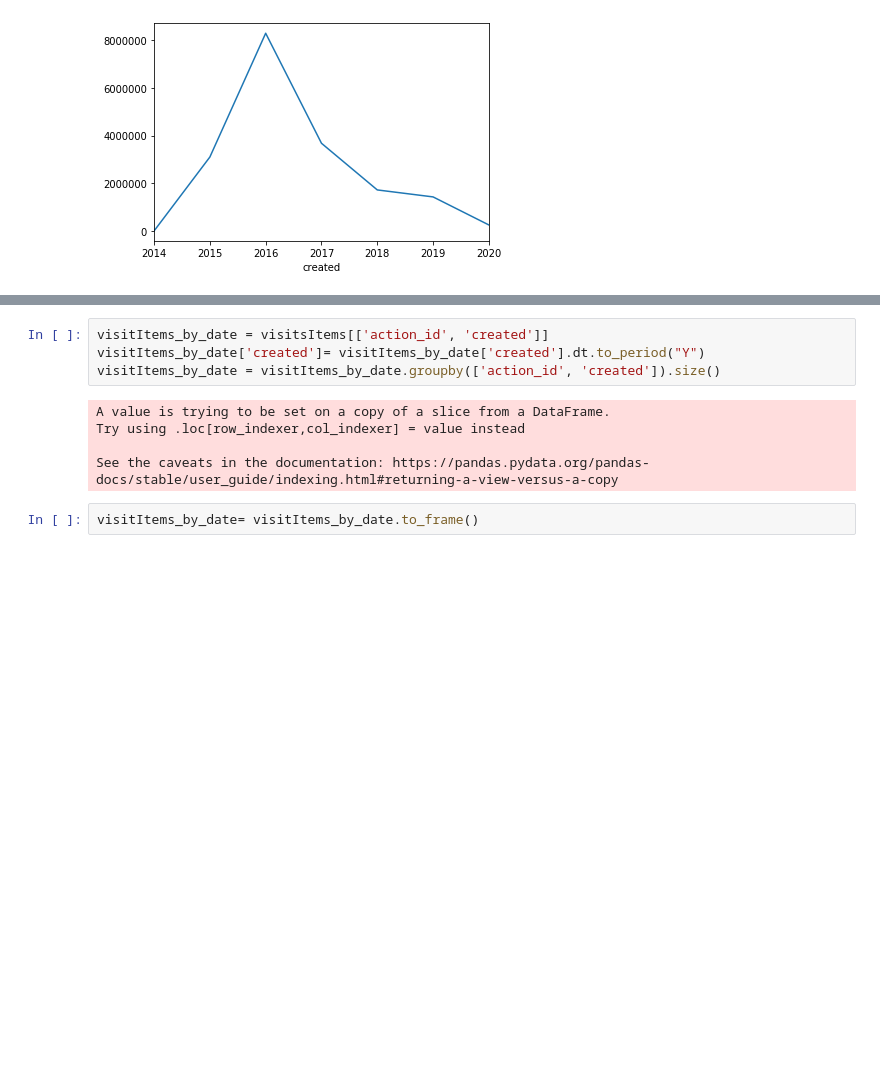
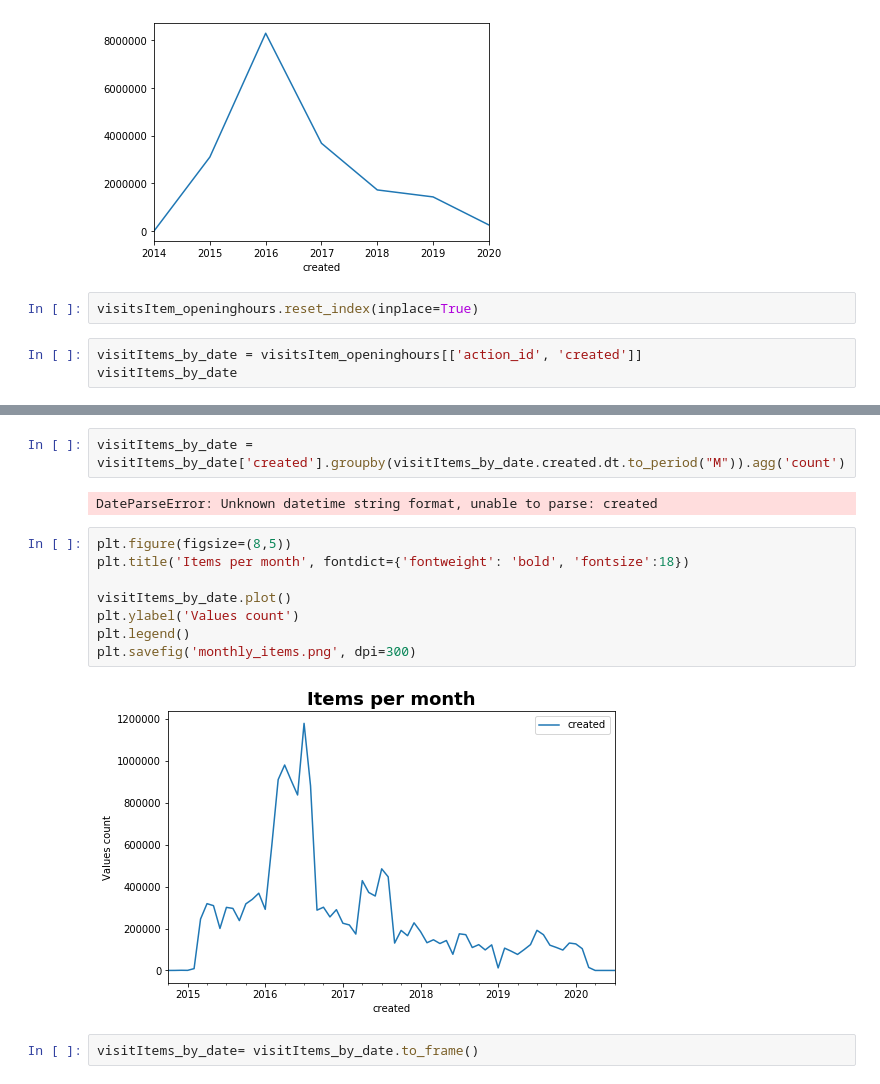
Before and after one commit to ShirinStar/Pen_Data_Dictionary, a Jupyter notebook: data/visits items overview.ipynb, the cells around one changed output, grey strips where cells are left out. Cells and saved outputs as stored; diff of their text form; blank space fills up the shorter version.

```diff
--- a/data/visits items overview.ipynb
+++ b/data/visits items overview.ipynb
@@ -365,3 +440,8 @@ visitsItems_by_year.plot()
 # %% [output]
 <matplotlib.axes._subplots.AxesSubplot at 0x...>
 [figure]
+# %%
+visitsItem_openinghours.reset_index(inplace=True)
+# %%
+visitItems_by_date = visitsItem_openinghours[['action_id', 'created']]
+visitItems_by_date
@@ -368,12 +462,17 @@ visitsItems_by_year.plot()
 # %%
-visitItems_by_date = visitsItems[['action_id', 'created']]
-visitItems_by_date['created']= visitItems_by_date['created'].dt.to_period("Y")
-visitItems_by_date = visitItems_by_date.groupby(['action_id', 'created']).size()
+visitItems_by_date = visitItems_by_date['created'].groupby(visitItems_by_date.created.dt.to_period("M")).agg('count')
 # %% [output]
-A value is trying to be set on a copy of a slice from a DataFrame.
-Try using .loc[row_indexer,col_indexer] = value instead
-
-See the caveats in the documentation: https://pandas.pydata.org/pandas-docs/stable/user_guide/indexing.html#returning-a-view-versus-a-copy
+DateParseError: Unknown datetime string format, unable to parse: created
+# %%
+plt.figure(figsize=(8,5))
+plt.title('Items per month', fontdict={'fontweight': 'bold', 'fontsize':18})
+
+visitItems_by_date.plot()
+plt.ylabel('Values count')
+plt.legend()
+plt.savefig('monthly_items.png', dpi=300)
+# %% [output]
+[figure, added]
 # %%
 visitItems_by_date= visitItems_by_date.to_frame()
 # %%
```
Also changed, not shown: parts of 29 cells of this notebook, 23 other files.
